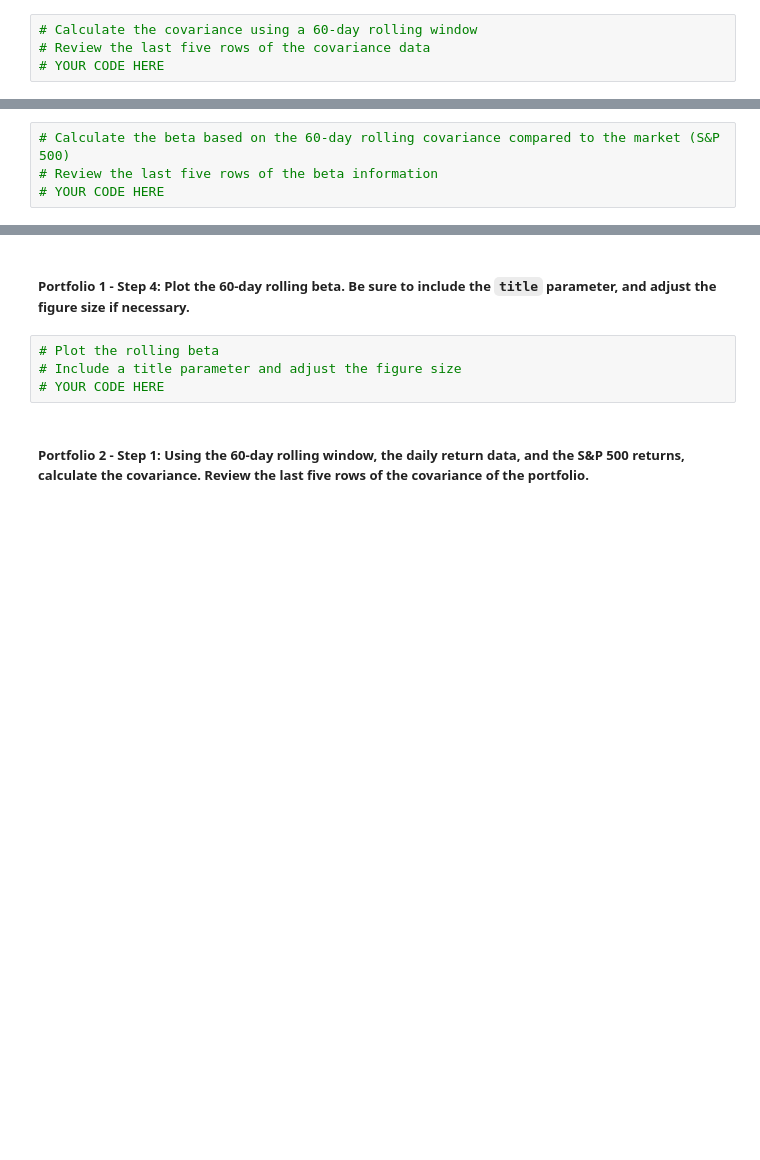
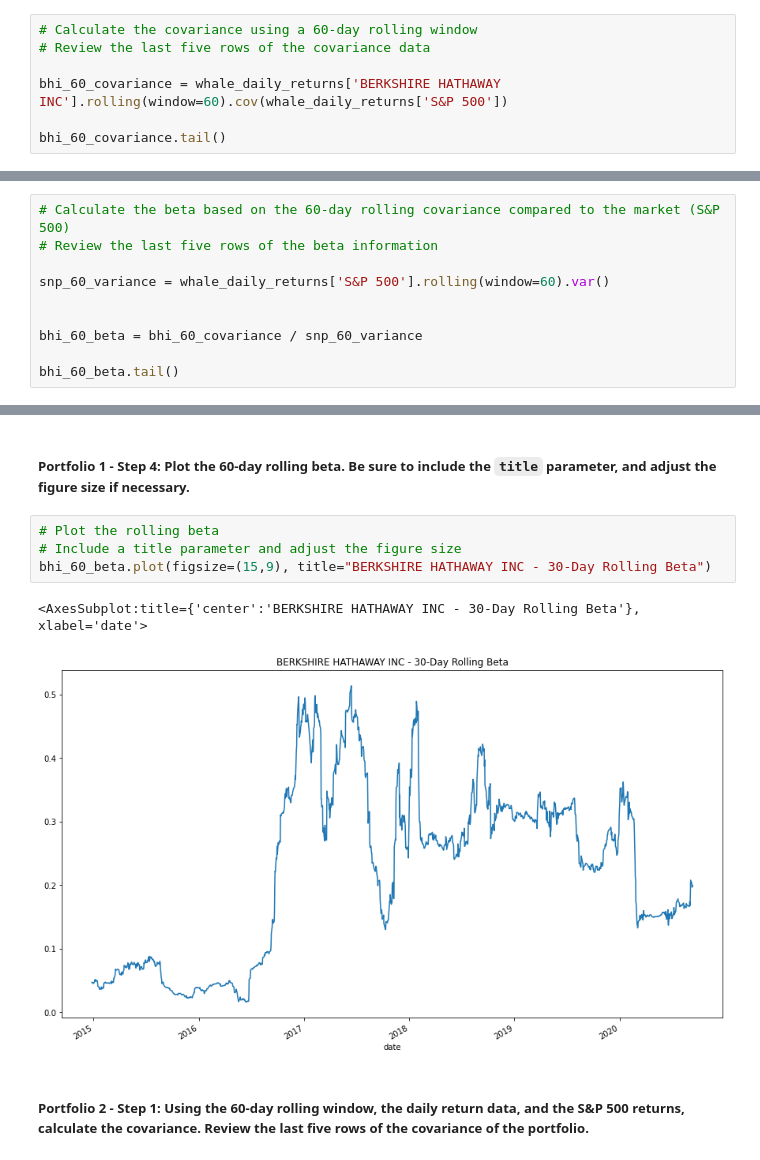
Before and after one commit to IJASI/Challenge-4, a Jupyter notebook: Starter_Code/risk_return_analysis.ipynb, the cells around one changed output, grey strips where cells are left out. Cells and saved outputs as stored; diff of their text form; blank space fills up the shorter version.

```diff
--- a/Starter_Code/risk_return_analysis.ipynb
+++ b/Starter_Code/risk_return_analysis.ipynb
@@ -369,4 +402,7 @@ Your analysis is nearing completion. Now, you need to evaluate how the portfolio
 # %%
 # Calculate the covariance using a 60-day rolling window
 # Review the last five rows of the covariance data
-# YOUR CODE HERE
+
+bhi_60_covariance = whale_daily_returns['BERKSHIRE HATHAWAY INC'].rolling(window=60).cov(whale_daily_returns['S&P 500'])
+
+bhi_60_covariance.tail()
@@ -375,4 +419,10 @@ Your analysis is nearing completion. Now, you need to evaluate how the portfolio
 # %%
 # Calculate the beta based on the 60-day rolling covariance compared to the market (S&P 500)
 # Review the last five rows of the beta information
-# YOUR CODE HERE
+
+snp_60_variance = whale_daily_returns['S&P 500'].rolling(window=60).var()
+
+
+bhi_60_beta = bhi_60_covariance / snp_60_variance
+
+bhi_60_beta.tail()
@@ -386,7 +459,10 @@ Your analysis is nearing completion. Now, you need to evaluate how the portfolio
 # %%
 # Plot the rolling beta
 # Include a title parameter and adjust the figure size
-# YOUR CODE HERE
+bhi_60_beta.plot(figsize=(15,9), title="BERKSHIRE HATHAWAY INC - 30-Day Rolling Beta")
+# %% [output]
+<AxesSubplot:title={'center':'BERKSHIRE HATHAWAY INC - 30-Day Rolling Beta'}, xlabel='date'>
+[figure, added]
 # %% [markdown]
 ##### Portfolio 2 - Step 1: Using the 60-day rolling window, the daily return data, and the S&P 500 returns, calculate the covariance. Review the last five rows of the covariance of the portfolio.
 # %%
```
Also changed, not shown: parts of 17 cells of this notebook.
